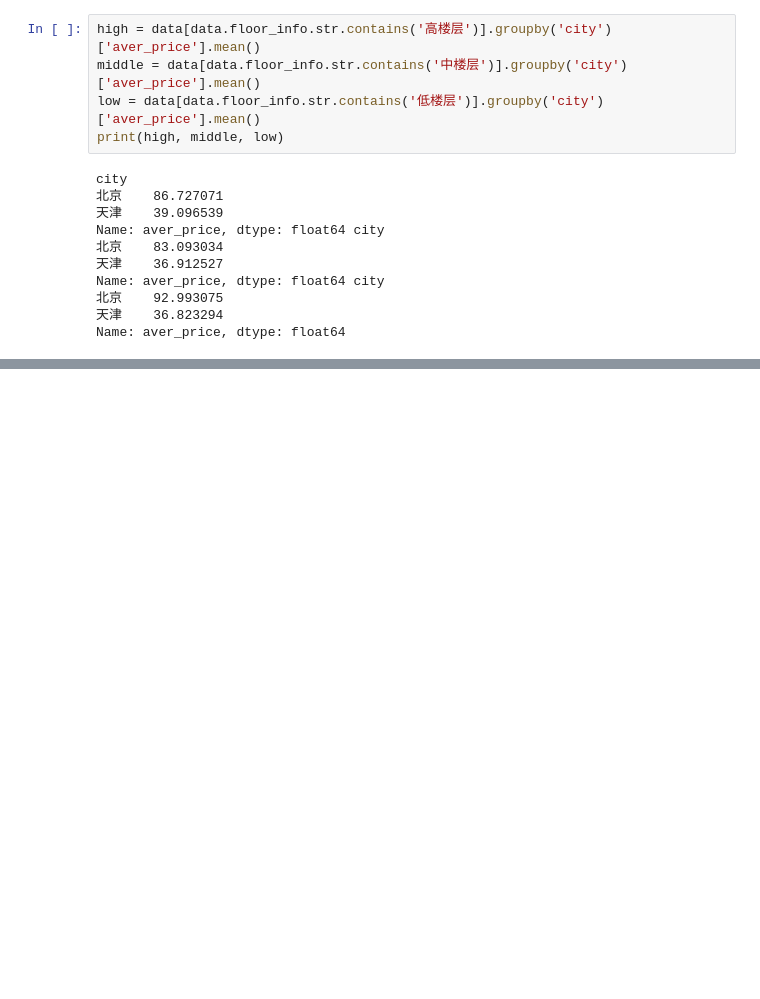
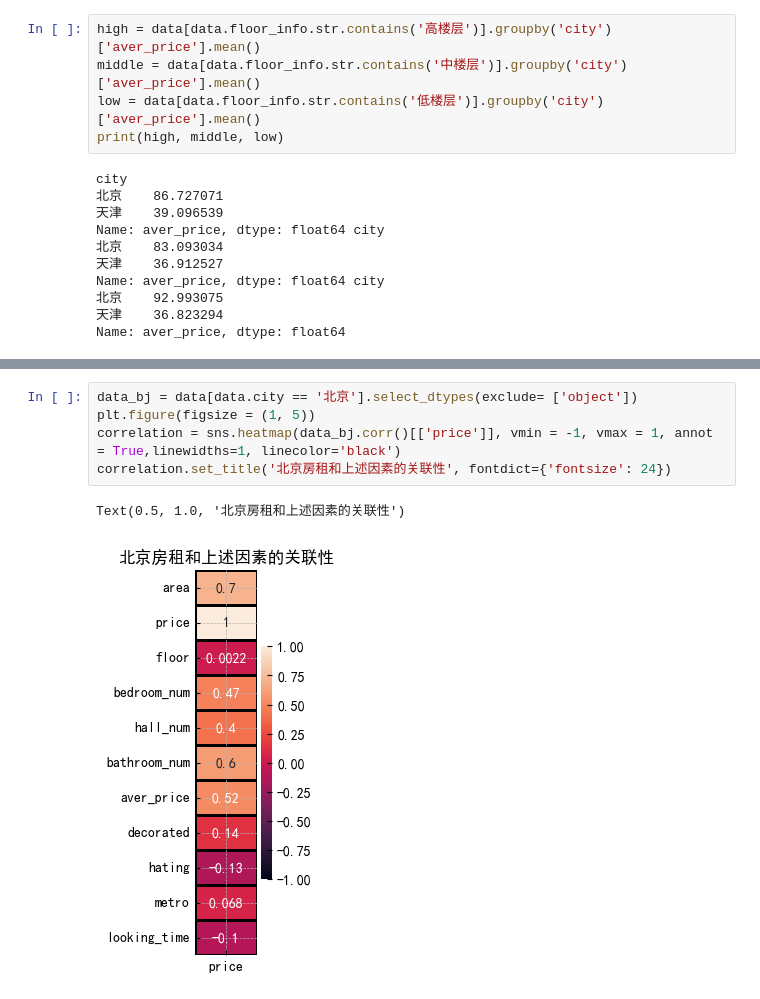
Before and after one commit to sujuanquan/Lianjia, a Jupyter notebook: lianjia/租房数据分析.ipynb, the cells around one changed output, grey strips where cells are left out. Saved outputs shown, nothing was run; the diff lists cells and outputs as text; blank space fills up the shorter version.

```diff
--- a/lianjia/租房数据分析.ipynb
+++ b/lianjia/租房数据分析.ipynb
@@ -347,0 +398,8 @@ Name: aver_price, dtype: float64
+# %%
+data_bj = data[data.city == '北京'].select_dtypes(exclude= ['object'])
+plt.figure(figsize = (1, 5))
+correlation = sns.heatmap(data_bj.corr()[['price']], vmin = -1, vmax = 1, annot = True,linewidths=1, linecolor='black')
+correlation.set_title('北京房租和上述因素的关联性', fontdict={'fontsize': 24})
+# %% [output]
+Text(0.5, 1.0, '北京房租和上述因素的关联性')
+[figure, added]
```
Also changed, not shown: parts of 4 cells of this notebook, 3 other files.
